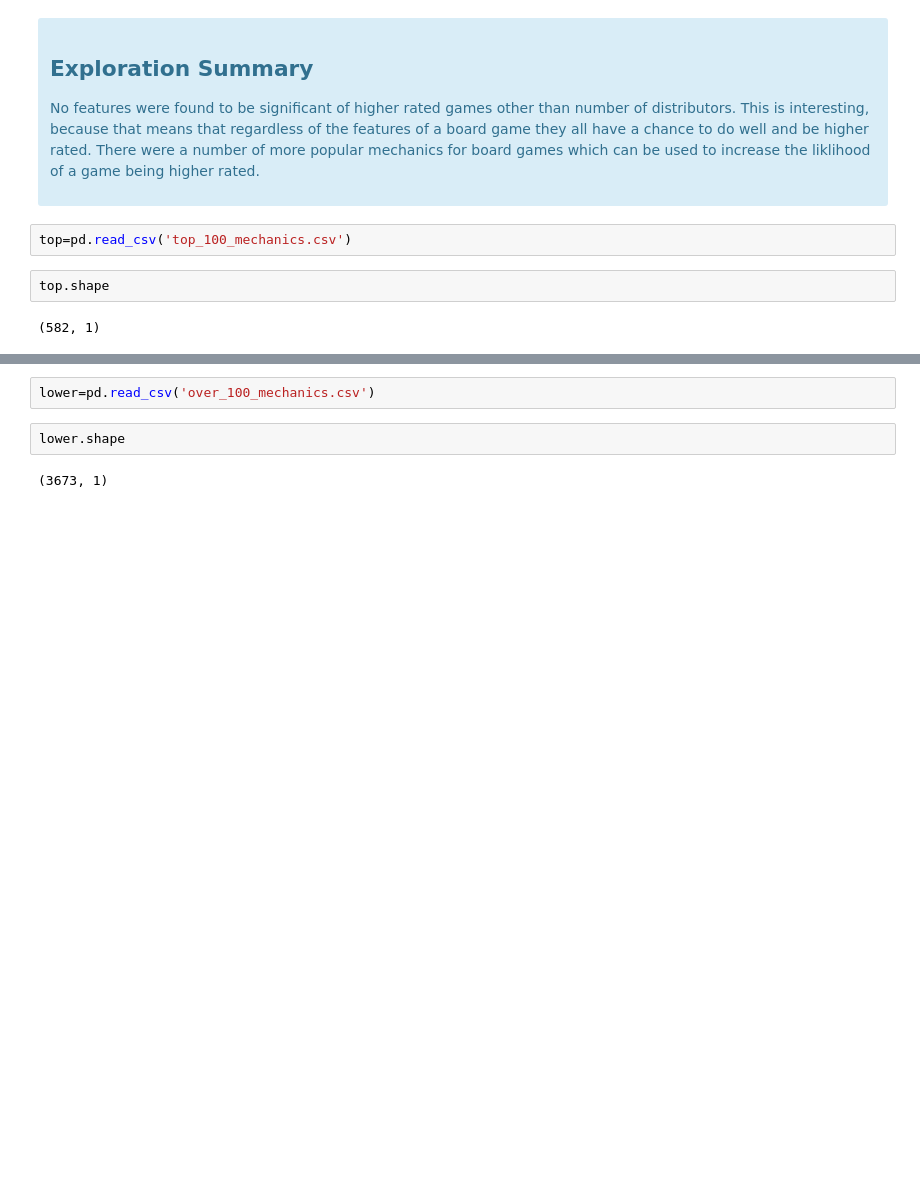
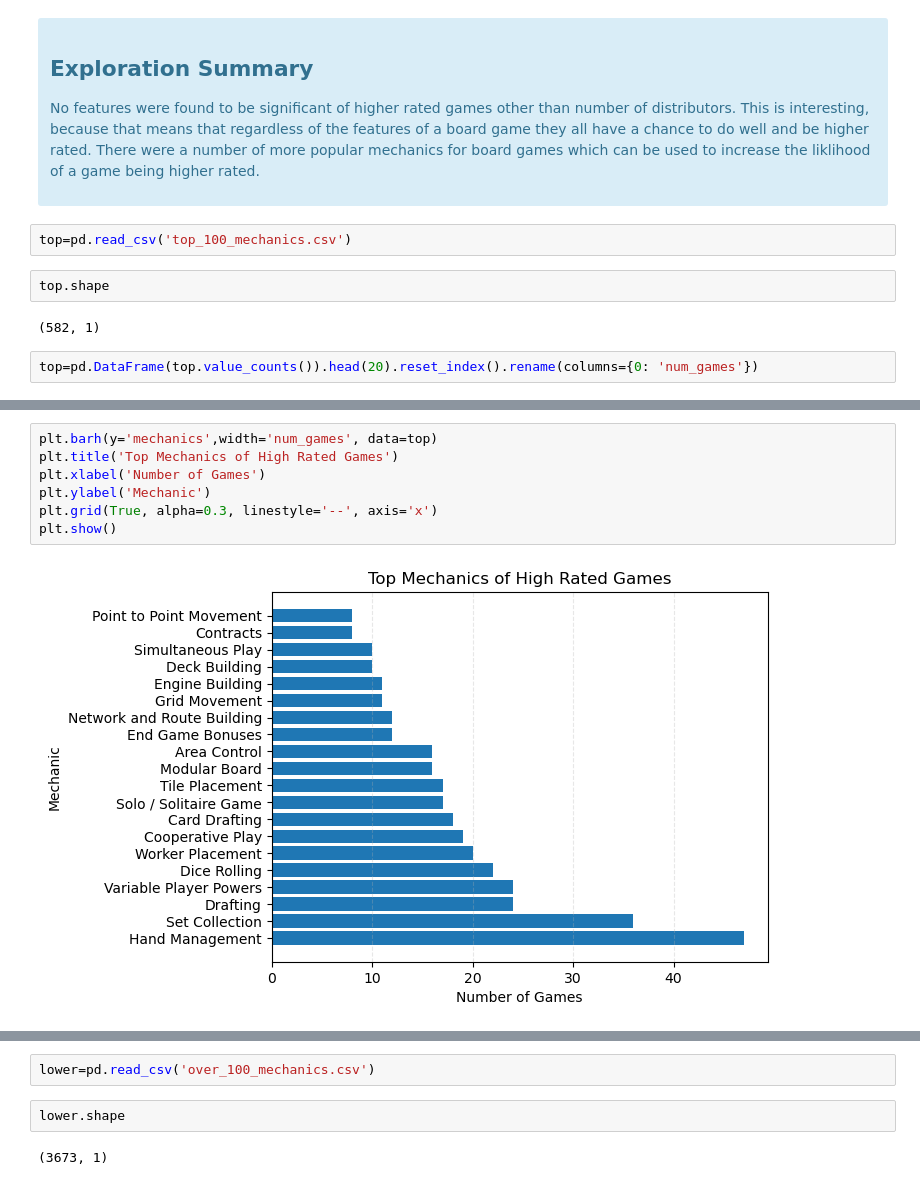
Before and after one commit to Andy-Jensen/board-game-project, a Jupyter notebook: explore.ipynb, the cells around one changed output, grey strips where cells are left out. Cells and saved outputs as stored; diff of their text form; blank space fills up the shorter version.

Commit message:
mechanics plot function and issue

```diff
--- a/explore.ipynb
+++ b/explore.ipynb
@@ -703,3 +703,5 @@ top=pd.read_csv('top_100_mechanics.csv')
 top.shape
 # %% [output]
 (582, 1)
+# %%
+top=pd.DataFrame(top.value_counts()).head(20).reset_index().rename(columns={0: 'num_games'})
@@ -705,0 +728,9 @@ top.shape
+# %%
+plt.barh(y='mechanics',width='num_games', data=top)
+plt.title('Top Mechanics of High Rated Games')
+plt.xlabel('Number of Games')
+plt.ylabel('Mechanic')
+plt.grid(True, alpha=0.3, linestyle='--', axis='x')
+plt.show()
+# %% [output]
+[figure, added]
```
Also changed, not shown: parts of 5 cells of this notebook.
